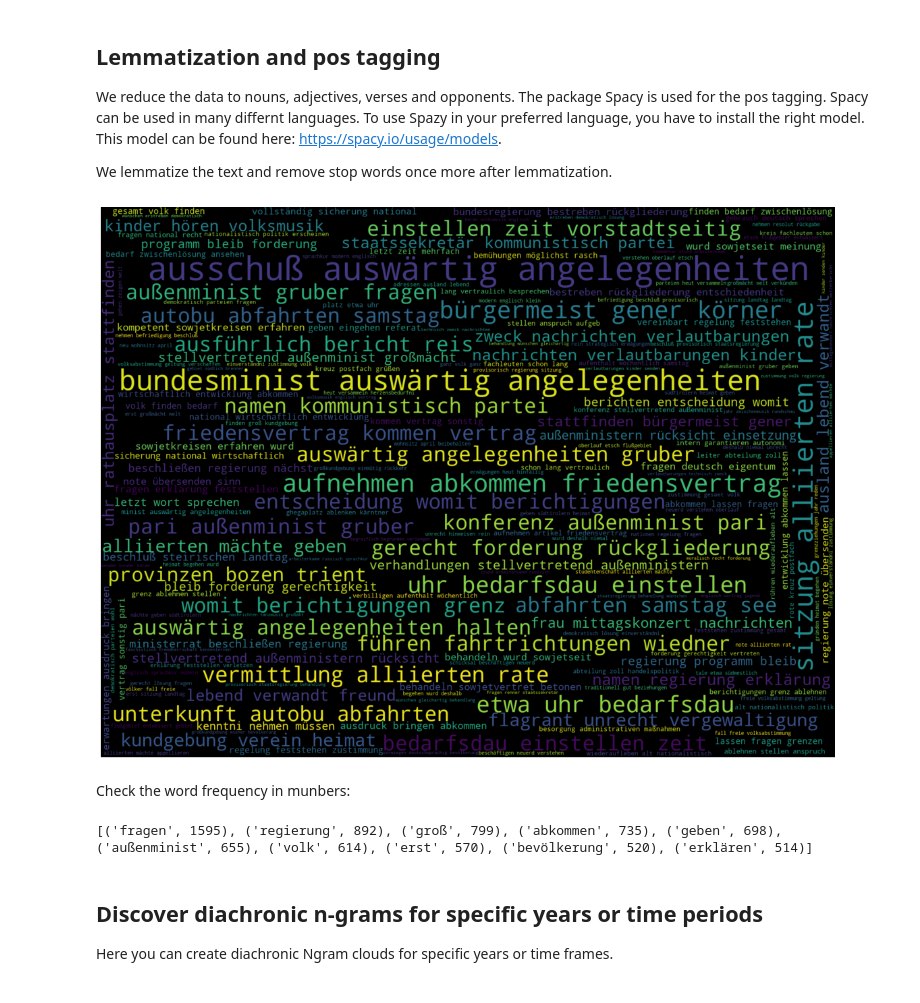
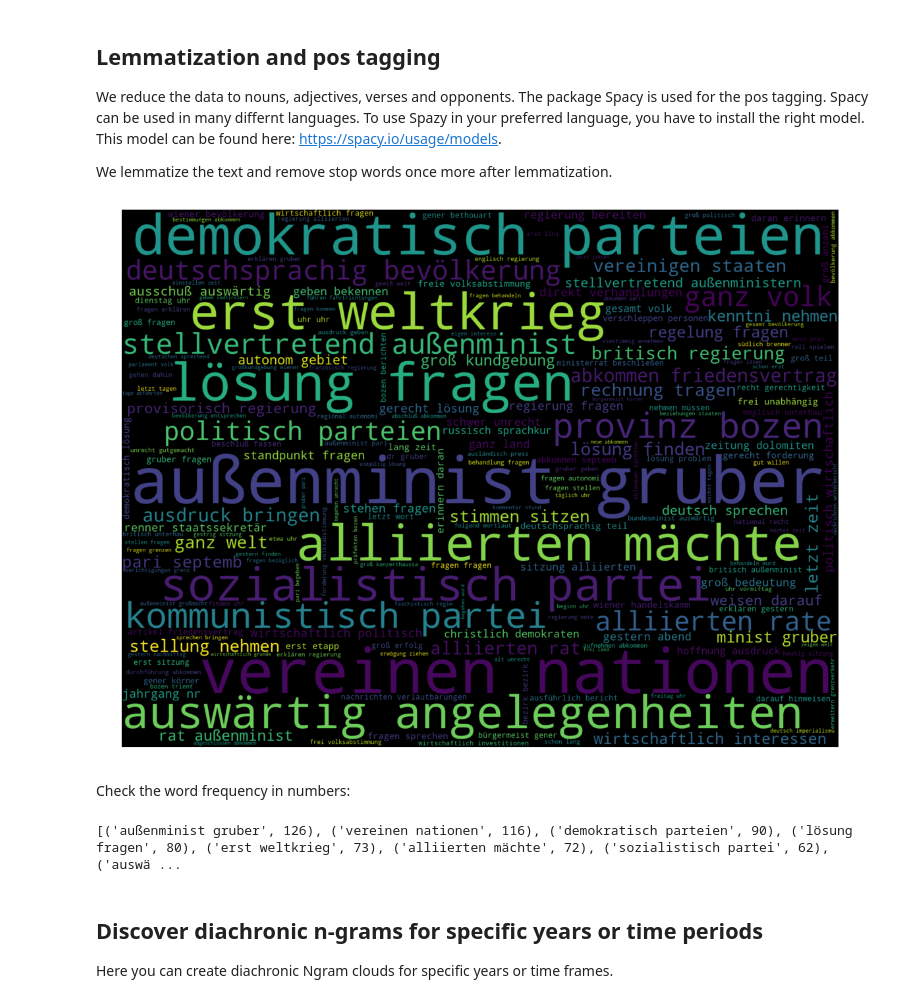
Before and after one commit to NewsEye/NLP-Notebooks-Newspaper-Collections, a Jupyter notebook: n-gram_clouds_notebook.ipynb, the cells around one changed output. Drawn from its saved outputs; the diff is of its cells as text; code cells hidden in the pictures.

```diff
--- a/n-gram_clouds_notebook.ipynb
+++ b/n-gram_clouds_notebook.ipynb
@@ -156,7 +166,7 @@ We reduce the data to nouns, adjectives, verses and opponents. The package Spacy
 
 We lemmatize the text and remove stop words once more after lemmatization.
 # %%
-def process_words(texts, stop_words=stop_words, allowed_postags=['NOUN', 'ADJ', 'VERB', 'ADV']):
+def process_words(texts, stop_words=stop_words, allowed_postags=['NOUN', 'VERB', 'ADJ', 'ADV']):
     """Remove Stopwords, Form Bigrams, Trigrams and Lemmatization"""
     texts_out = []
     nlp = spacy.load('de_core_news_sm', disable=['parser', 'ner'])
@@ -173,40 +183,40 @@ data_ready1 = process_words(df['tokenized'])  # processed Text Data!
 # %%
 bigrams_list = list(nltk.bigrams(data_ready1))
 dictionary = [' '.join([str(tup) for tup in bigrams_list])]
-vectorizer = CountVectorizer(ngram_range=(3, 3))
+vectorizer = CountVectorizer(ngram_range=(2, 2))
 bag_of_words = vectorizer.fit_transform(dictionary)
 vectorizer.vocabulary_
 sum_words = bag_of_words.sum(axis=0)
 words_freq = [(word, sum_words[0, idx]) for word, idx in vectorizer.vocabulary_.items()]
 words_freq =sorted(words_freq, key = lambda x: x[1], reverse=True)
 words_dict = dict(words_freq)
 WC_height = 1500
 WC_width = 2000
 WC_max_words = 200
 wordCloud = WordCloud(max_words=WC_max_words, height=WC_height, width=WC_width)
 wordCloud.generate_from_frequencies(words_dict)
 plt.figure(figsize=(20, 15))
 plt.plot
 plt.imshow(wordCloud, interpolation='bilinear')
 plt.axis("off")
 plt.show()
 # %% [output]
-[figure, old version]
+[figure, new version]
 # %% [markdown]
-Check the word frequency in munbers:
+Check the word frequency in numbers:
 # %%
 bigrams_list = list(nltk.bigrams(data_ready1))
 dictionary = [' '.join([str(tup) for tup in bigrams_list])]
-vectorizer = CountVectorizer(ngram_range=(1, 1))
+vectorizer = CountVectorizer(ngram_range=(2, 2))
 bag_of_words = vectorizer.fit_transform(dictionary)
 vectorizer.vocabulary_
 sum_words = bag_of_words.sum(axis=0)
 words_freq = [(word, sum_words[0, idx]) for word, idx in vectorizer.vocabulary_.items()]
 words_freq =sorted(words_freq, key = lambda x: x[1], reverse=True)
 words_dict = dict(words_freq)
-print(words_freq[0:10])
+print(words_freq[0:50])
 # %% [output]
-[('fragen', 1595), ('regierung', 892), ('groß', 799), ('abkommen', 735), ('geben', 698), ('außenminist', 655), ('volk', 614), ('erst', 570), ('bevölkerung', 520), ('erklären', 514)]
+[('außenminist gruber', 126), ('vereinen nationen', 116), ('demokratisch parteien', 90), ('lösung fragen', 80), ('erst weltkrieg', 73), ('alliierten mächte', 72), ('sozialistisch partei', 62), ('auswä ...
 # %% [markdown]
 ## Discover diachronic n-grams for specific years or time periods <a class="anchor" id="8-bullet"></a>
 
```
Also changed, not shown: parts of 7 cells of this notebook.
